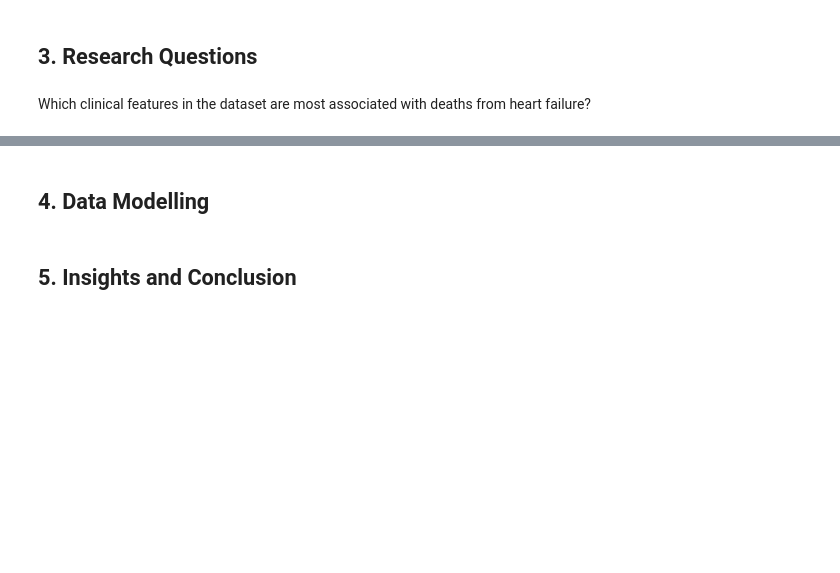
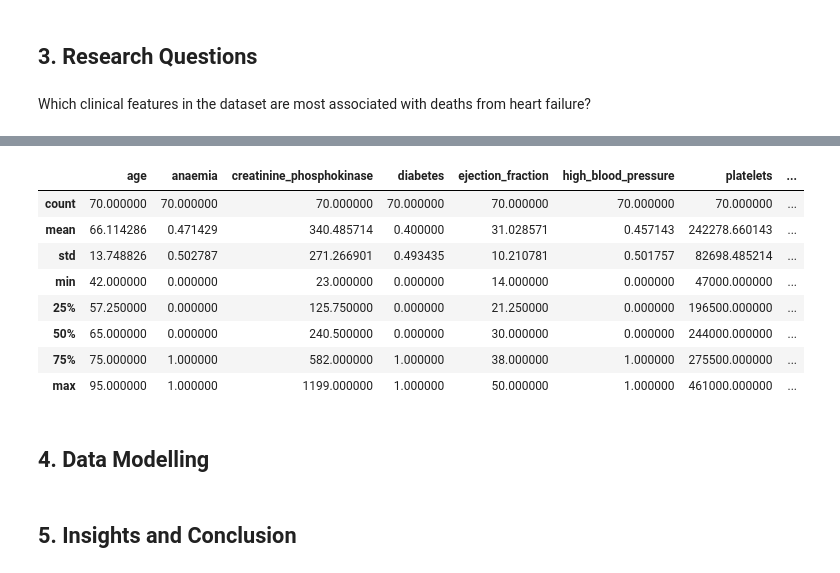
Before and after one commit to Skentir/CSMODEL, a Jupyter notebook: Insert Title of Case Study.ipynb, the cells around one changed output, grey strips where cells are left out. Cells and saved outputs as stored; diff of their text form; code cells hidden in the pictures; blank space fills up the shorter version.

```diff
--- a/Insert Title of Case Study.ipynb
+++ b/Insert Title of Case Study.ipynb
@@ -267,3 +287,15 @@ KeyError: 'Column not found: 0'
+# %%
+deaths.describe()
+# %% [output]
+|  | age | anaemia | creatinine_phosphokinase | diabetes | ejection_fraction | high_blood_pressure | platelets | ... |
+| count | 70.000000 | 70.000000 | 70.000000 | 70.000000 | 70.000000 | 70.000000 | 70.000000 | ... |
+| mean | 66.114286 | 0.471429 | 340.485714 | 0.400000 | 31.028571 | 0.457143 | 242278.660143 | ... |
+| std | 13.748826 | 0.502787 | 271.266901 | 0.493435 | 10.210781 | 0.501757 | 82698.485214 | ... |
+| min | 42.000000 | 0.000000 | 23.000000 | 0.000000 | 14.000000 | 0.000000 | 47000.000000 | ... |
+| 25% | 57.250000 | 0.000000 | 125.750000 | 0.000000 | 21.250000 | 0.000000 | 196500.000000 | ... |
+| 50% | 65.000000 | 0.000000 | 240.500000 | 0.000000 | 30.000000 | 0.000000 | 244000.000000 | ... |
+| 75% | 75.000000 | 1.000000 | 582.000000 | 1.000000 | 38.000000 | 1.000000 | 275500.000000 | ... |
+| max | 95.000000 | 1.000000 | 1199.000000 | 1.000000 | 50.000000 | 1.000000 | 461000.000000 | ... |
 # %% [markdown]
 ## 4. Data Modelling
 # %% [markdown]
```
Also changed, not shown: parts of 6 cells of this notebook, 1 other file.
